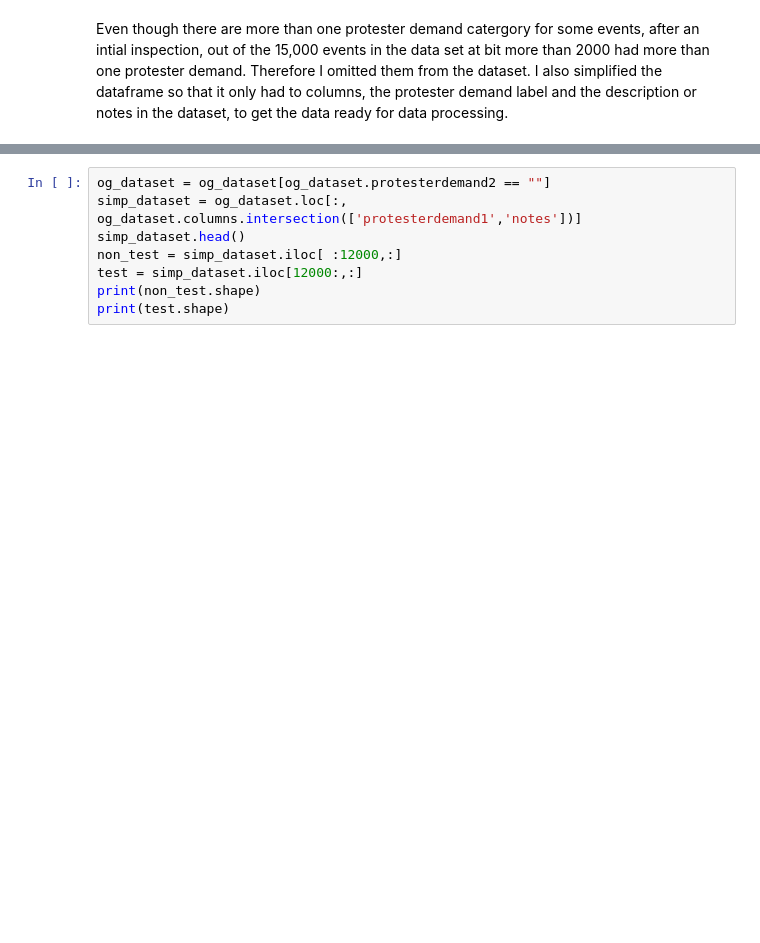
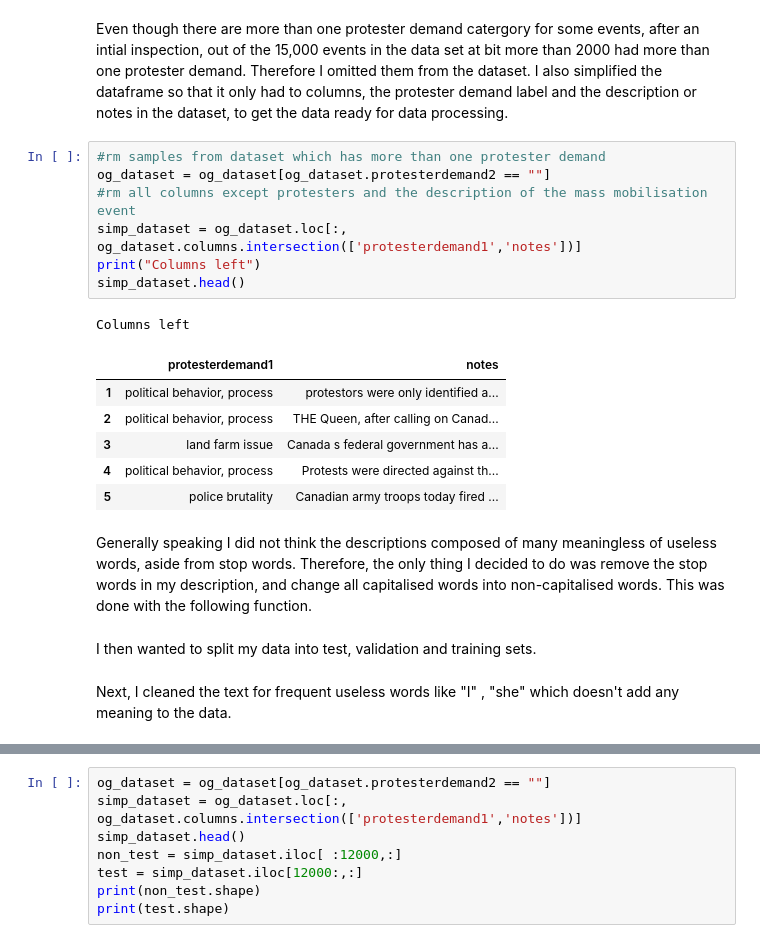
Before and after one commit to mishfish123/MSA-protest-project, a Jupyter notebook: MSAproject-1.ipynb, the cells around one changed output, grey strips where cells are left out. Drawn from its saved outputs; the diff is of its cells as text; blank space fills up the shorter version.

```diff
--- a/MSAproject-1.ipynb
+++ b/MSAproject-1.ipynb
@@ -68,3 +70,24 @@ Unique protester demands:
  'social restrictions' 'removal of politician']
 # %% [markdown]
 Even though there are more than one protester demand catergory for some events, after an intial inspection, out of the 15,000 events in the data set at bit more than 2000 had more than one protester demand. Therefore I omitted them from the dataset. I also simplified the dataframe so that it only had to columns, the protester demand label and the description or notes in the dataset, to get the data ready for data processing.
+# %%
+#rm samples from dataset which has more than one protester demand
+og_dataset = og_dataset[og_dataset.protesterdemand2 == ""]
+#rm all columns except protesters and the description of the mass mobilisation event
+simp_dataset = og_dataset.loc[:, og_dataset.columns.intersection(['protesterdemand1','notes'])]
+print("Columns left")
+simp_dataset.head()
+# %% [output]
+Columns left
+|  | protesterdemand1 | notes |
+| 1 | political behavior, process | protestors were only identified a... |
+| 2 | political behavior, process | THE Queen, after calling on Canad... |
+| 3 | land farm issue | Canada s federal government has a... |
+| 4 | political behavior, process | Protests were directed against th... |
+| 5 | police brutality | Canadian army troops today fired ... |
+# %% [markdown]
+Generally speaking I did not think the descriptions composed of many meaningless of useless words, aside from stop words. Therefore, the only thing I decided to do was remove the stop words in my description, and change all capitalised words into non-capitalised words. This was done with the following function.
+# %% [markdown]
+I then wanted to split my data into test, validation and training sets.
+# %% [markdown]
+Next, I cleaned the text for frequent useless words like "I" , "she" which doesn't add any meaning to the data.
```
Also changed, not shown: parts of 15 cells of this notebook.
